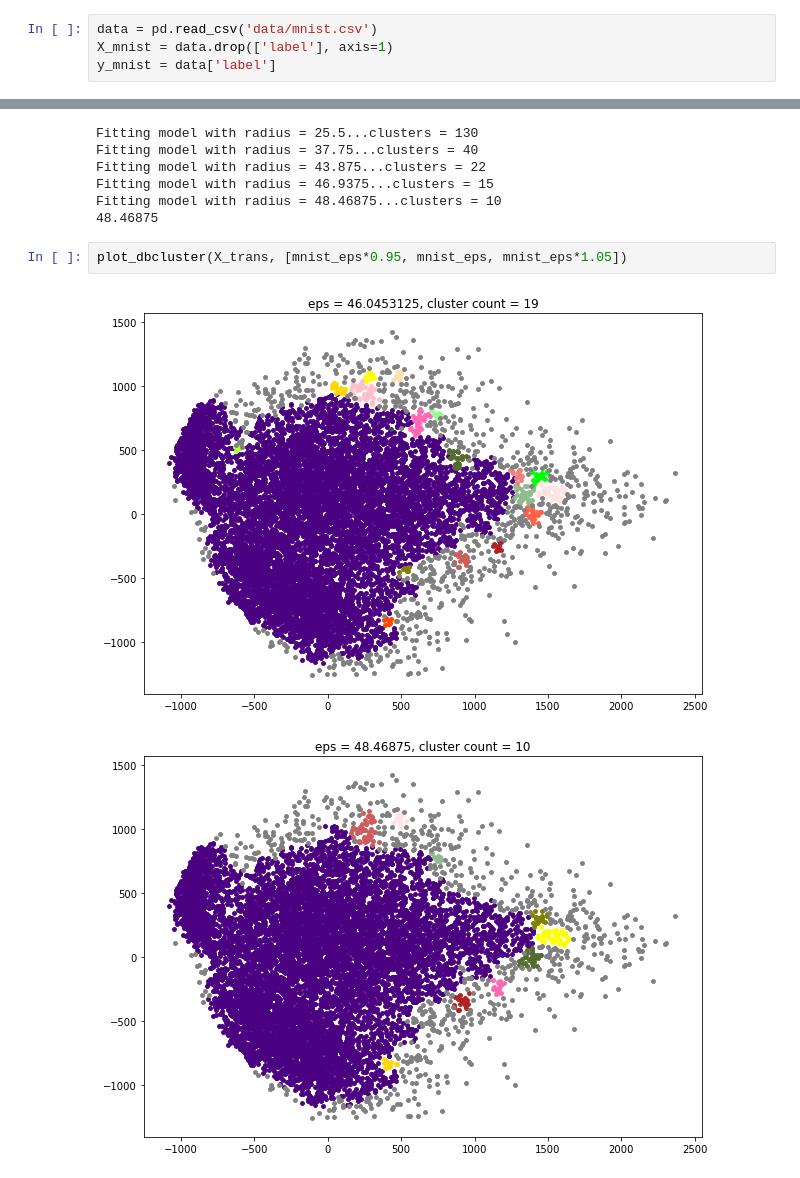
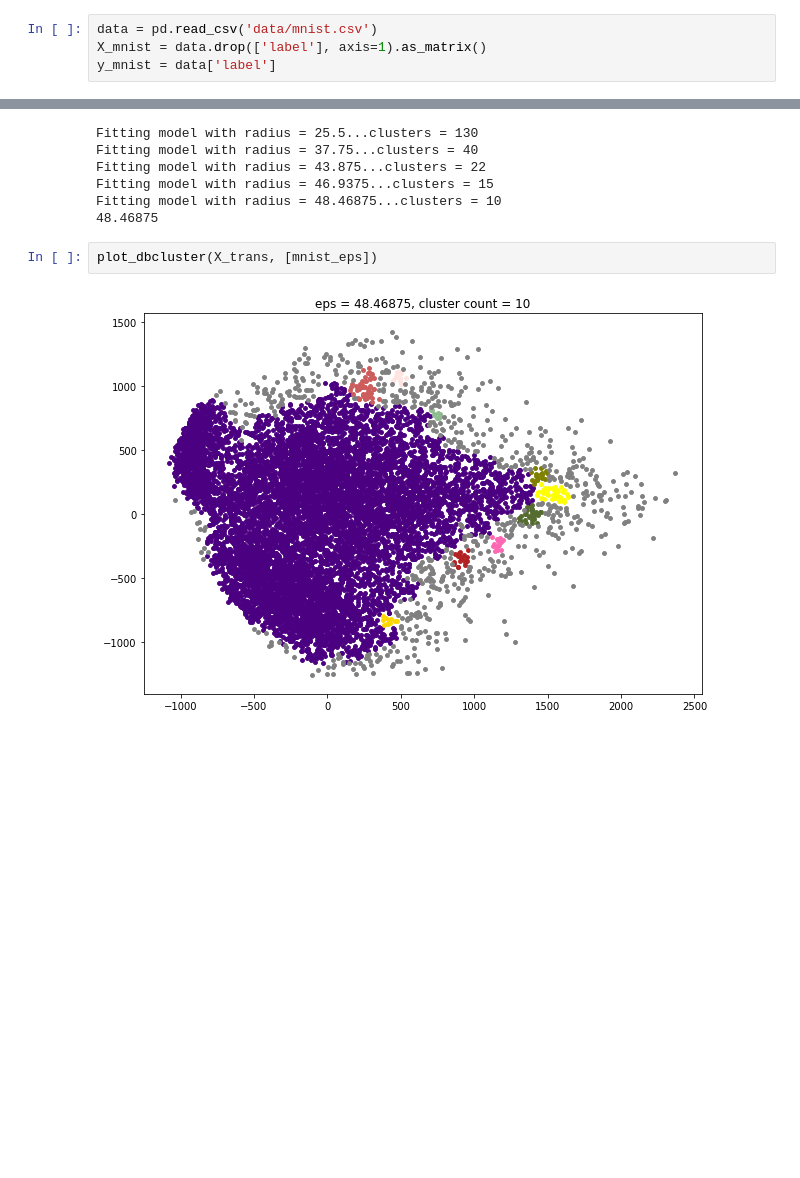
Before and after one commit to Vlad0922/ml_1_solutions, a Jupyter notebook: 2/Clusters.ipynb, the cells around one changed output, grey strips where cells are left out. Drawn from its saved outputs; the diff is of its cells as text; blank space fills up the shorter version.

```diff
--- a/2/Clusters.ipynb
+++ b/2/Clusters.ipynb
@@ -371,6 +376,6 @@ plot_affinity(X, prefs=[49, 10., 5.])
 # %%
 data = pd.read_csv('data/mnist.csv')
-X_mnist = data.drop(['label'], axis=1)
+X_mnist = data.drop(['label'], axis=1).as_matrix()
 y_mnist = data['label']
 # %%
 X_trans = PCA(n_components=2).fit(X_mnist).transform(X_mnist)
@@ -385,7 +390,6 @@ Fitting model with radius = 46.9375...clusters = 15
 Fitting model with radius = 48.46875...clusters = 10
 48.46875
 # %%
-plot_dbcluster(X_trans, [mnist_eps*0.95, mnist_eps, mnist_eps*1.05])
+plot_dbcluster(X_trans, [mnist_eps])
 # %% [output]
-[figure, old version]
+[figure, new version]
-[figure, removed]
```
Also changed, not shown: parts of 14 cells of this notebook.
